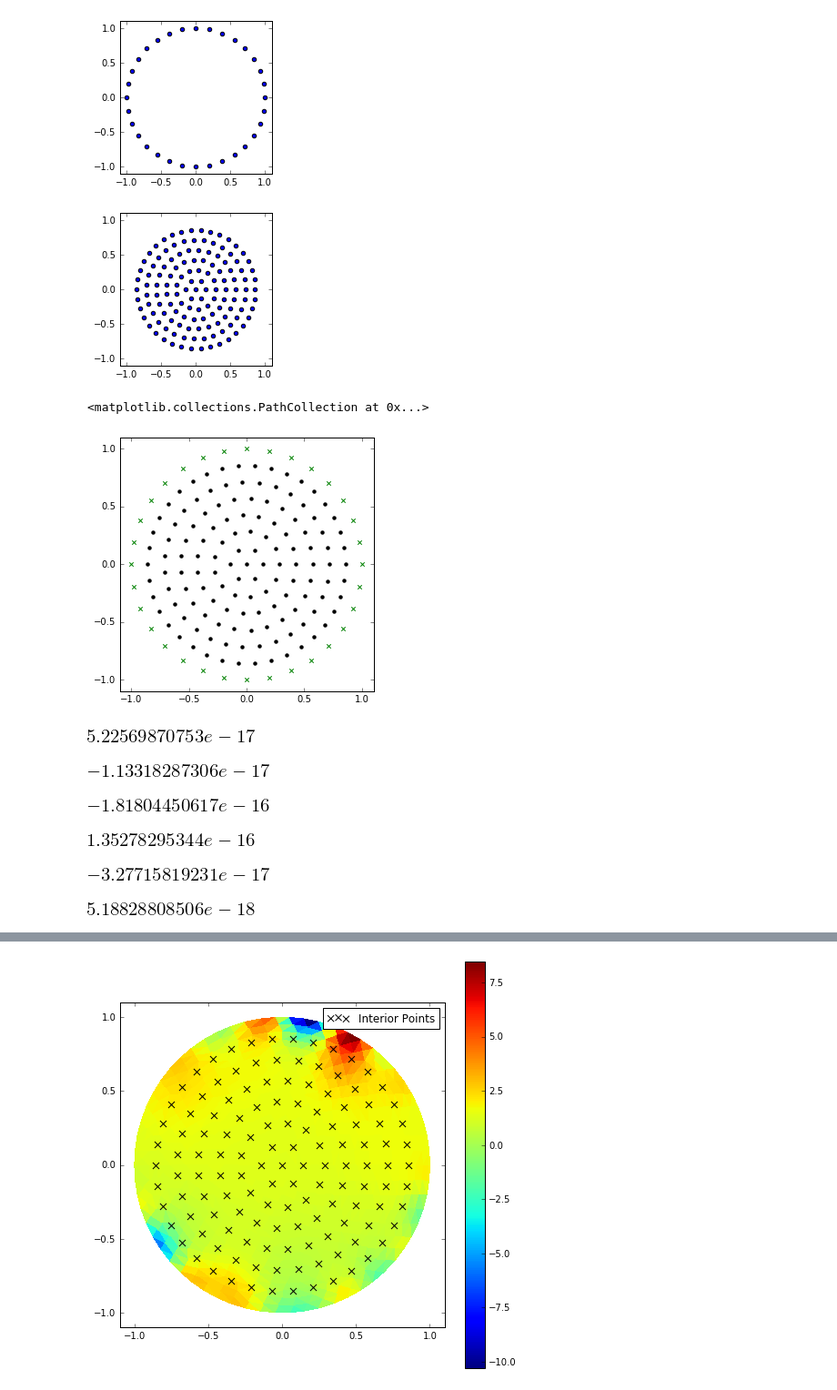
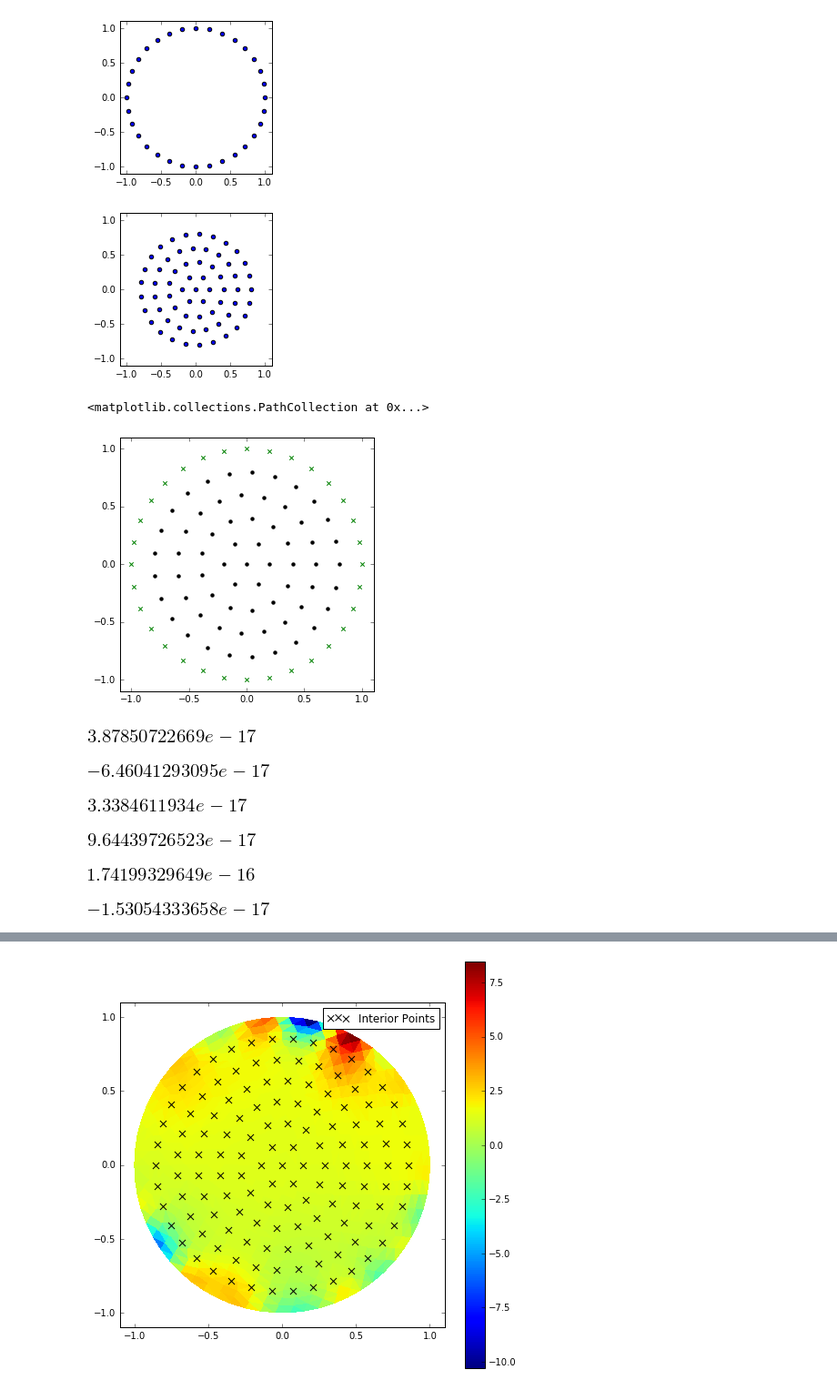
Before and after one commit to jcockayne/bayesian_pdes, a Jupyter notebook: notebooks/EIT_Manual_Derivs.ipynb, the cells around one changed output, grey strips where cells are left out. Shown: that part at 91% size. Cells and saved outputs as stored; diff of their text form; code cells hidden in the pictures.

```diff
--- a/notebooks/EIT_Manual_Derivs.ipynb
+++ b/notebooks/EIT_Manual_Derivs.ipynb
@@ -67,7 +67,7 @@ bdy = np.c_[electrode_x, electrode_y]
 [figure]
 # %%
 # we also need a few interior points
-radii = np.linspace(0,1,8)[1:-1]
+radii = np.linspace(0,1,6)[1:-1]
 r_spacing = radii[1] - radii[0]
 coords = [np.array([[0.,0.]])]
 for r in radii:
@@ -85,7 +85,7 @@ plt.xlim(-1.1,1.1); plt.ylim(-1.1,1.1);
 
 interior = coords
 # %% [output]
-[figure, old version]
+[figure, new version]
 # %%
 plt.figure(figsize=(5,5))
 plt.xlim(-1.1,1.1); plt.ylim(-1.1,1.1);
@@ -93,7 +93,7 @@ plt.scatter(bdy[:,0], bdy[:,1], marker='x', c='green')
 plt.scatter(interior[:,0], interior[:,1], linewidth=0, c='black')
 # %% [output]
 <matplotlib.collections.PathCollection at 0x...>
-[figure, old version]
+[figure, new version]
 # %%
 from bayesian_pdes.problems import eit
 field_pts = np.r_[interior, bdy]
@@ -137,7 +137,7 @@ modules=[{
         }
         , 'numpy']
 
-op_cache = bpdes.generate_op_cache(ops, ops_bar, k_sqexp, [[x_1, x_2], [y_1, y_2]], mode='lambda', sympy_function_kwargs={'lambdify_modules': modules})
+op_cache = bpdes.operator_caching.generate_op_cache(ops, ops_bar, k_sqexp, [[x_1, x_2], [y_1, y_2]], mode='lambda', sympy_function_kwargs={'lambdify_modules': modules})
 #op_cache = compiled_oc
 # %%
 kappa = np.random.normal(10,size=field_pts.shape[0]).reshape((field_pts.shape[0], 1))
@@ -154,37 +154,37 @@ res = matrix_computer.AAbar(kappa, kappa_x, kappa_y)
 res_2 = op_cache[(A, A_bar)](interior, interior)
 (res - res_2).mean() / res_2.mean()
 # %% [output]
-[figure, old version]
+[figure, new version]
 # %%
 res = matrix_computer.BBbar(kappa, kappa_x, kappa_y)
 res_2 = op_cache[(B, B_bar)](bdy, bdy)
 
 (res - res_2).mean() / res_2.mean()
 # %% [output]
-[figure, old version]
+[figure, new version]
 # %%
 res = matrix_computer.ABbar(kappa, kappa_x, kappa_y)
 res_2 = op_cache[(A, B_bar)](interior, bdy)
 (res - res_2).mean() / res_2.mean()
 # %% [output]
-[figure, old version]
+[figure, new version]
 # %%
 res_2 = op_cache[(B, A_bar)](bdy, interior)
 (res.T - res_2).mean() / res_2.mean()
 # %% [output]
-[figure, old version]
+[figure, new version]
 # %%
 res = matrix_computer.A(kappa, kappa_x, kappa_y)
-res_2 = op_cache[(A)](interior, field_pts)
+res_2 = op_cache[(A,)](interior, field_pts)
 (res - res_2).mean() / res_2.mean()
 # %% [output]
-[figure, old version]
+[figure, new version]
 # %%
 res = matrix_computer.B(kappa, kappa_x, kappa_y)
-res_2 = op_cache[(B)](bdy, field_pts)
+res_2 = op_cache[(B,)](bdy, field_pts)
 (res - res_2).mean() / res_2.mean()
 # %% [output]
-[figure, old version]
+[figure, new version]
 # %%
 class FastOpCache(object):
     def __init__(self, kappa, kappa_x, kappa_y):
```
Also changed, not shown: parts of 9 cells of this notebook, 7 other files.
